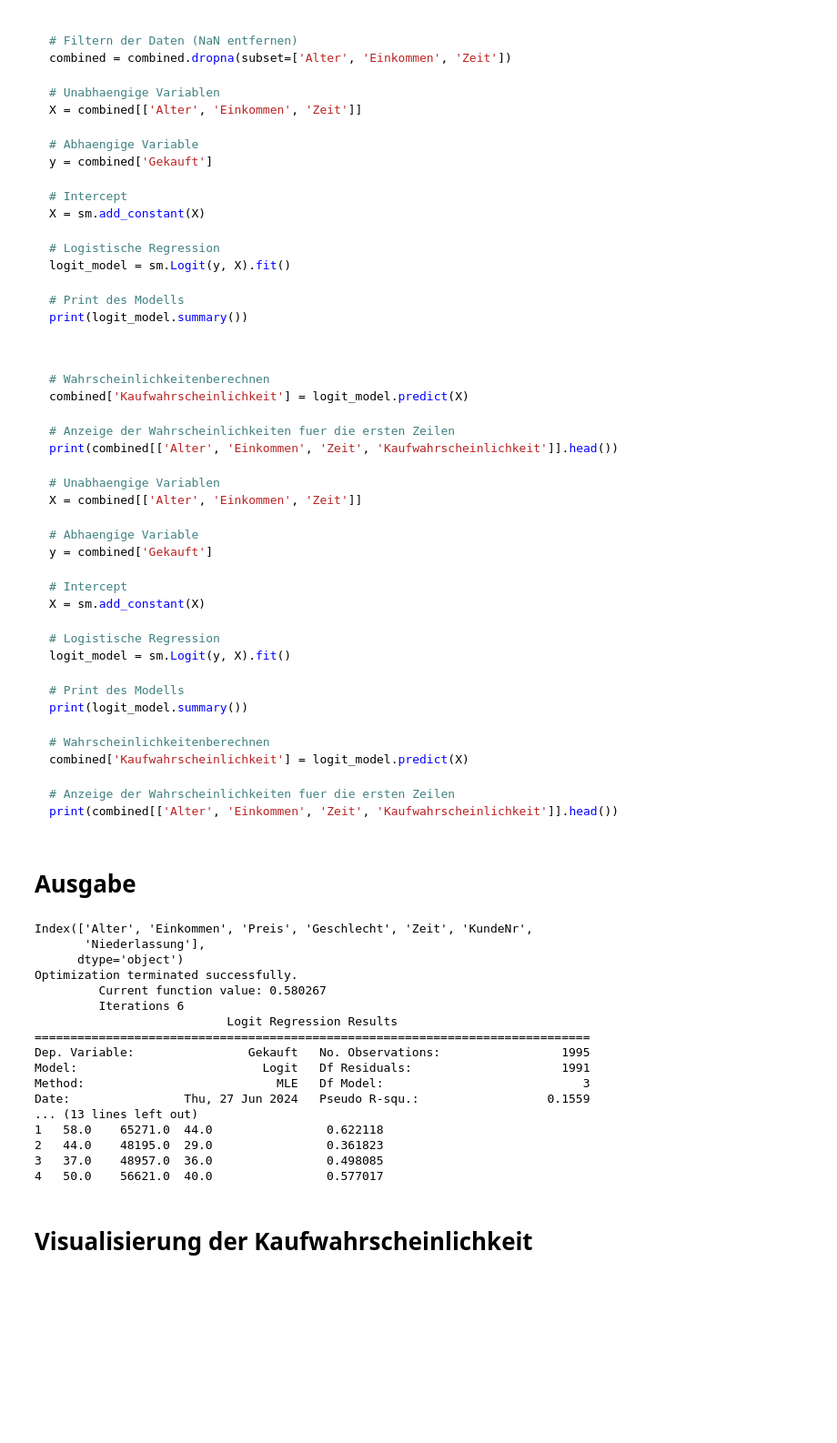
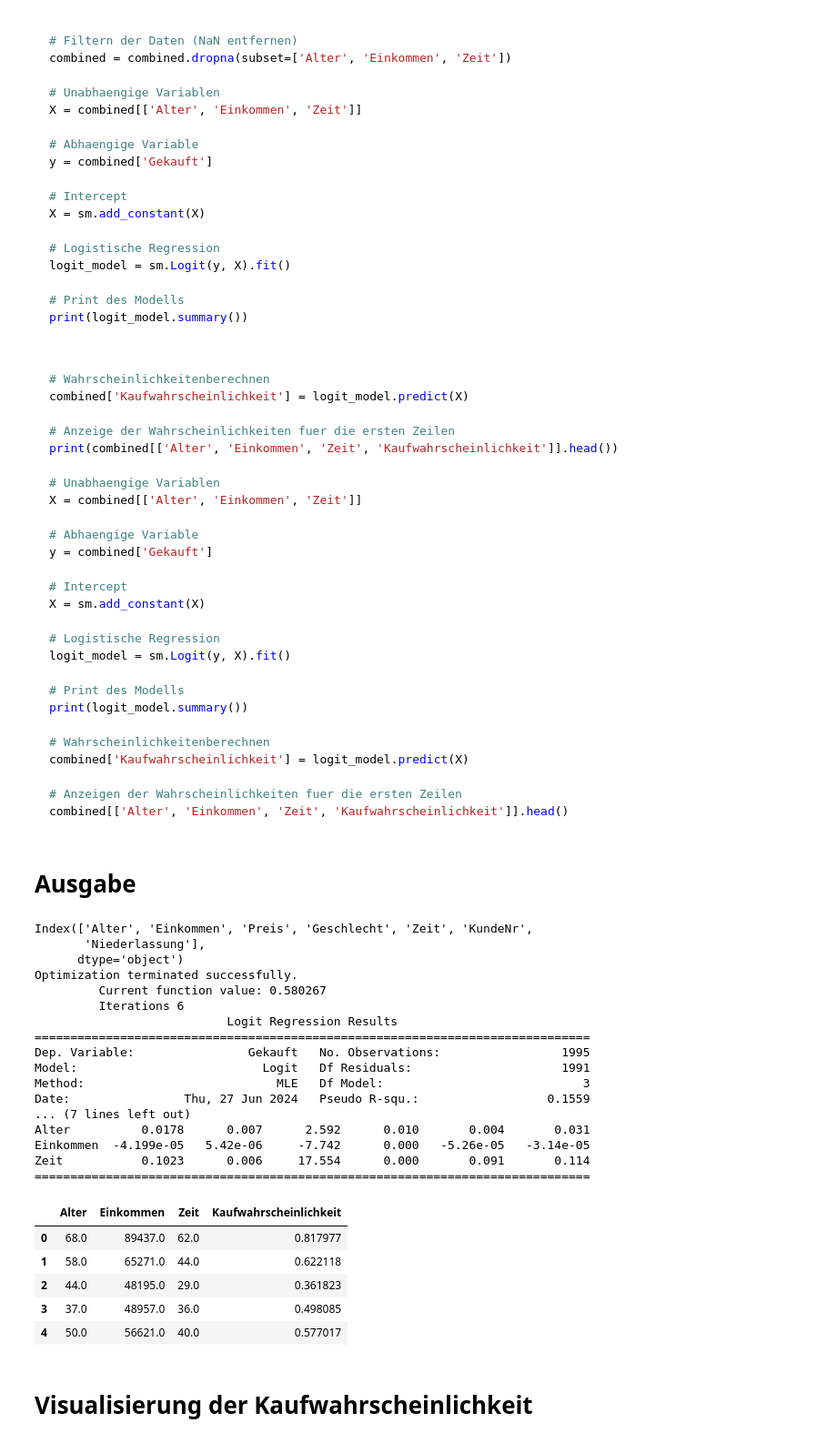
Before and after one commit to FlorinAlexeHWR/final_projectSS24_Group5, a Jupyter notebook: presentation.ipynb, the cells around one changed output. Shown at 91% size. Saved outputs shown, nothing was run; the diff lists cells and outputs as text; code cells hidden in the pictures; blank space fills up the shorter version.

````diff
--- a/presentation.ipynb
+++ b/presentation.ipynb
@@ -1641,8 +1636,8 @@ print(logit_model.summary())
 # Wahrscheinlichkeitenberechnen
 combined['Kaufwahrscheinlichkeit'] = logit_model.predict(X)
 
-# Anzeige der Wahrscheinlichkeiten fuer die ersten Zeilen
-print(combined[['Alter', 'Einkommen', 'Zeit', 'Kaufwahrscheinlichkeit']].head())
+# Anzeigen der Wahrscheinlichkeiten fuer die ersten Zeilen
+combined[['Alter', 'Einkommen', 'Zeit', 'Kaufwahrscheinlichkeit']].head()
 ```
 # %% [markdown]
 # Ausgabe
@@ -1668,39 +1663,45 @@ X = combined[['Alter', 'Einkommen', 'Zeit']]
 
 
 y = combined['Gekauft']
 
 
 X = sm.add_constant(X)
 
 
 logit_model = sm.Logit(y, X).fit()
 
 
 print(logit_model.summary())
 
 
 combined['Kaufwahrscheinlichkeit'] = logit_model.predict(X)
 
 
-print(combined[['Alter', 'Einkommen', 'Zeit', 'Kaufwahrscheinlichkeit']].head())
+combined[['Alter', 'Einkommen', 'Zeit', 'Kaufwahrscheinlichkeit']].head()
 # %% [output]
 Index(['Alter', 'Einkommen', 'Preis', 'Geschlecht', 'Zeit', 'KundeNr',
        'Niederlassung'],
       dtype='object')
 Optimization terminated successfully.
          Current function value: 0.580267
          Iterations 6
                            Logit Regression Results
 ==============================================================================
 Dep. Variable:                Gekauft   No. Observations:                 1995
 Model:                          Logit   Df Residuals:                     1991
 Method:                           MLE   Df Model:                            3
 Date:                Thu, 27 Jun 2024   Pseudo R-squ.:                  0.1559
-... (13 lines left out)
-1   58.0    65271.0  44.0                0.622118
-2   44.0    48195.0  29.0                0.361823
-3   37.0    48957.0  36.0                0.498085
-4   50.0    56621.0  40.0                0.577017
+... (7 lines left out)
+Alter          0.0178      0.007      2.592      0.010       0.004       0.031
+Einkommen  -4.199e-05   5.42e-06     -7.742      0.000   -5.26e-05   -3.14e-05
+Zeit           0.1023      0.006     17.554      0.000       0.091       0.114
+==============================================================================
+|  | Alter | Einkommen | Zeit | Kaufwahrscheinlichkeit |
+| 0 | 68.0 | 89437.0 | 62.0 | 0.817977 |
+| 1 | 58.0 | 65271.0 | 44.0 | 0.622118 |
+| 2 | 44.0 | 48195.0 | 29.0 | 0.361823 |
+| 3 | 37.0 | 48957.0 | 36.0 | 0.498085 |
+| 4 | 50.0 | 56621.0 | 40.0 | 0.577017 |
 # %% [markdown]
 # Visualisierung der Kaufwahrscheinlichkeit
 # %%
````
Also changed, not shown: parts of 14 cells of this notebook, 1 other file.
